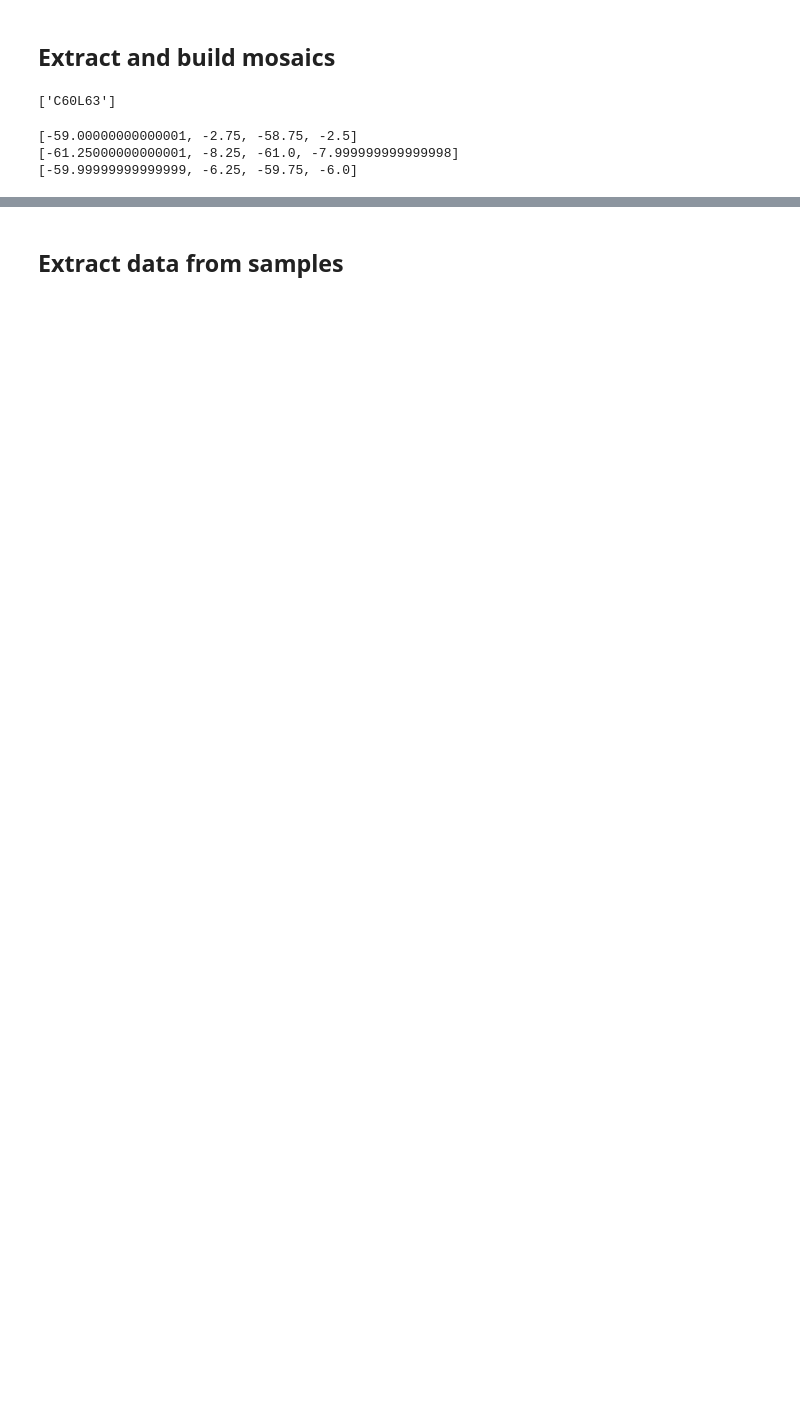
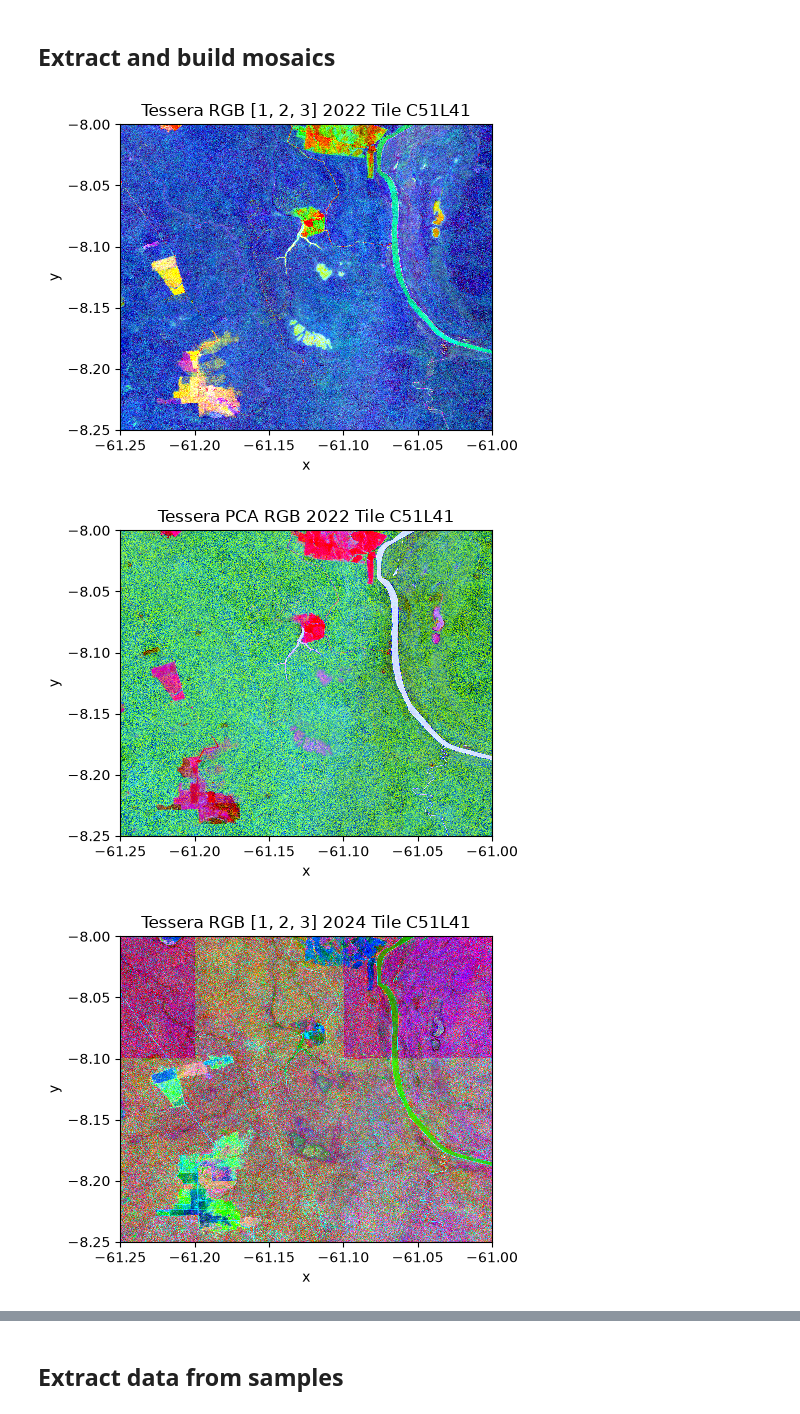
Before and after one commit to AbnerErnaniADSFatec/analise-disturbios-gfm, a Jupyter notebook: 4_tessera.ipynb, the cells around one changed output, grey strips where cells are left out. Saved outputs shown, nothing was run; the diff lists cells and outputs as text; code cells hidden in the pictures; blank space fills up the shorter version.

Commit message:
Add tessera verification

```diff
--- a/4_tessera.ipynb
+++ b/4_tessera.ipynb
@@ -47,14 +47,15 @@ WGS84_WKT = WGS84_WKT
 gt = GeoTessera(cache_dir="./tessera_cache", dataset_variant="cambridge")
 # %% [markdown]
 ## Extract and build mosaics
-# %%
-tiles[0:1]
-# %% [output]
-['C60L63']
 # %%
-tile_ids = tiles
+tile_ids = tiles[1:2]
 years_ = years
 mosaics = {}
+
+bands = [1,2,3]
+
+rgb = True
+pca = True
 validate = False
 
 for year in years_:
@@ -64,8 +65,6 @@ for year in years_:
         if tile.crs != "EPSG:4326":
             tile = tile.to_crs(epsg=4326)
         bbox = list([ float(b) for b in tile.total_bounds ])
-
-        print(bbox)
 
         output_path_emb_raster = f"{mosaics_path}/tessera_{year}_{tile.iloc[0].id}.tif"
 
@@ -85,39 +84,49 @@ for year in years_:
                 nodata=np.nan,
                 compress="lzw",  # Reduz o tamanho do arquivo sem perda de qualidade
                 tiled=True,
             )
             with open(logs_file, "a", encoding="utf-8") as file:
                 file.write(f"Finish TESSERA data download {year} for {tile_id}...\n")
         else:
             tessera_mosaic_embeddings = rioxarray.open_rasterio(output_path_emb_raster, masked=True)
             with open(logs_file, "a", encoding="utf-8") as file:
                 file.write(f"TESSERA data extraction is done for {year} for {tile_id}...\n")
 
         output_path_emb_raster_pca = f"{output_path_emb_raster[:-4]}_pca.tif"
 
         tessera_mosaic_embeddings_pca_rgb = None
         if not os.path.isfile(output_path_emb_raster_pca):
             tessera_mosaic_embeddings_pca_rgb = compute_pca_rgb(tessera_mosaic_embeddings)
             tessera_mosaic_embeddings_pca_rgb.rio.to_raster(output_path_emb_raster_pca, compress="lzw")
             with open(logs_file, "a", encoding="utf-8") as file:
                 file.write(f"Computing TESSERA PCA data using {year} for {tile_id}...\n")
         else:
             tessera_mosaic_embeddings_pca_rgb = rioxarray.open_rasterio(output_path_emb_raster_pca, masked=True)
             with open(logs_file, "a", encoding="utf-8") as file:
                 file.write(f"TESSERA PCA is done for {year} for {tile_id}...\n")
 
-        # plot_xarray_(
-        #     tessera_mosaic_embeddings_pca_rgb,
-        #     title=f"Tessera PCA RGB Tile {year} {tile.iloc[0].id}",
-        #     figsize=(5, 4)
-        # )
+        if rgb:
+            plot_xarray_(
+                tessera_mosaic_embeddings,
+                # Escolha 3 dimensões quaisquer do embedding (ex: bandas 1, 2 e 3)
+                bands = bands,
+                title=f"Tessera RGB {bands} {year} Tile {tile.iloc[0].id}",
+                figsize=(5, 4)
+            )
+
+        if pca:
+            plot_xarray_(
+                tessera_mosaic_embeddings_pca_rgb,
+                title=f"Tessera PCA RGB {year} Tile {tile.iloc[0].id}",
+                figsize=(5, 4)
+            )
 
         if validate:
             # Plota a média ou bandas individuais para encontrar os blocos artificiais
-            validate_mosaic_pca(tessera_mosaic_roi_tile_2_pca_rgb)
+            validate_mosaic_pca(tessera_mosaic_embeddings_pca_rgb)
 
         mosaics[year][tile_id] = tessera_mosaic_embeddings
 # %% [output]
-[-59.00000000000001, -2.75, -58.75, -2.5]
-[-61.25000000000001, -8.25, -61.0, -7.999999999999998]
-[-59.99999999999999, -6.25, -59.75, -6.0]
+[figure, added]
+[figure, added]
+[figure, added]
```
Also changed, not shown: parts of 1 cell of this notebook, 2 other files.
